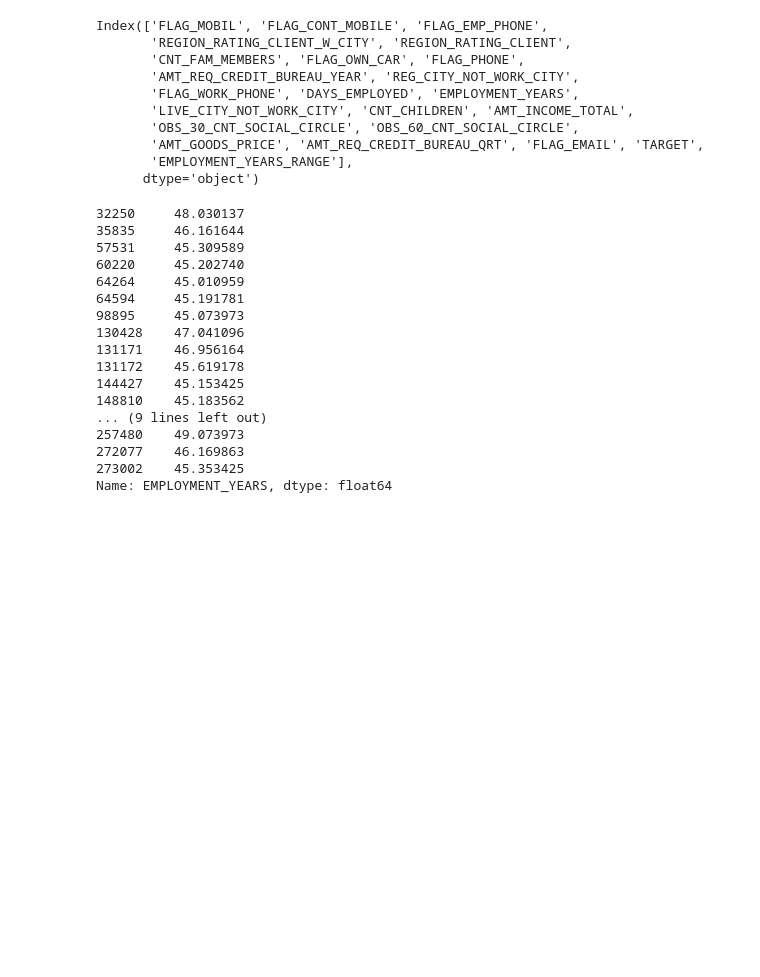
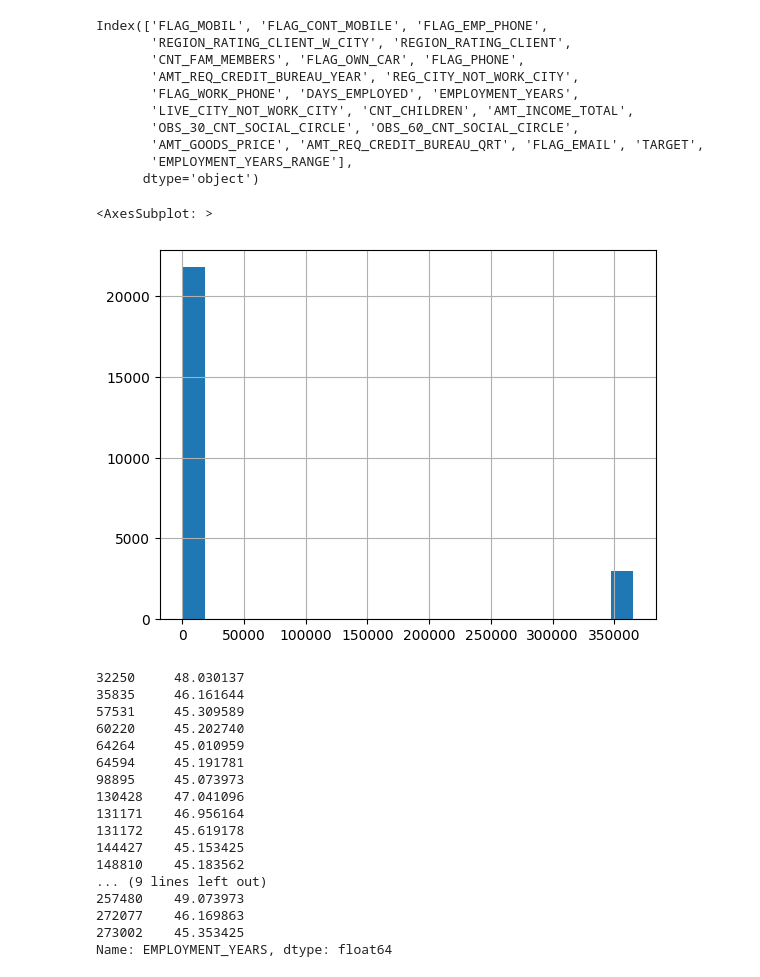
Before and after one commit to VarunArora14/ML-minor-project, a Jupyter notebook: df_work.ipynb, the cells around one changed output. Saved outputs shown, nothing was run; the diff lists cells and outputs as text; code cells hidden in the pictures; blank space fills up the shorter version.

```diff
--- a/df_work.ipynb
+++ b/df_work.ipynb
@@ -123,6 +144,11 @@ Index(['FLAG_MOBIL', 'FLAG_CONT_MOBILE', 'FLAG_EMP_PHONE',
        'AMT_GOODS_PRICE', 'AMT_REQ_CREDIT_BUREAU_QRT', 'FLAG_EMAIL', 'TARGET',
        'EMPLOYMENT_YEARS_RANGE'],
       dtype='object')
+# %%
+df1['DAYS_EMPLOYED'].hist(bins=20)
+# %% [output]
+<AxesSubplot: >
+[figure, added]
 # %%
 temp =df[df["EMPLOYMENT_YEARS_RANGE"] == "45 Above"]
 # %%
```
Also changed, not shown: parts of 17 cells of this notebook, 3 other files.
